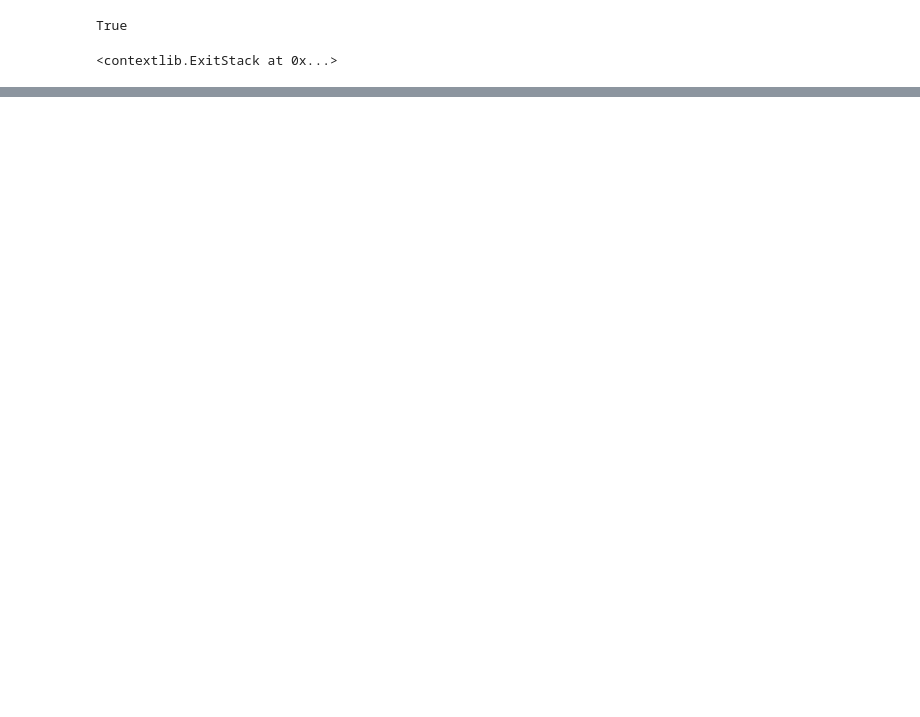
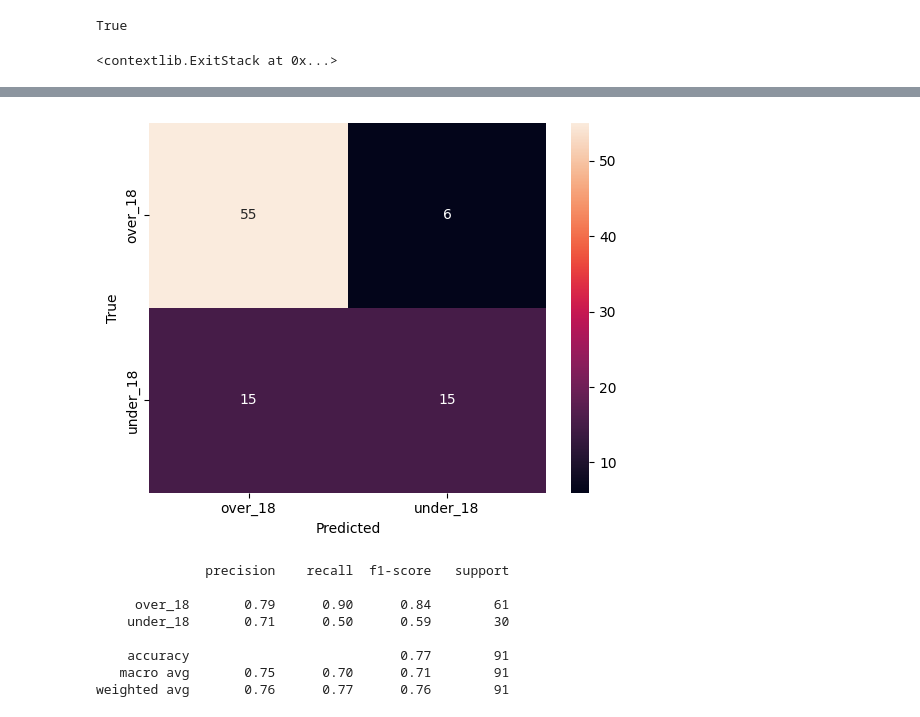
Before and after one commit to antaramol/dental-images, a Jupyter notebook: train.ipynb, the cells around one changed output, grey strips where cells are left out. Drawn from its saved outputs; the diff is of its cells as text; code cells hidden in the pictures; blank space fills up the shorter version.

```diff
--- a/train.ipynb
+++ b/train.ipynb
@@ -261,0 +280,35 @@ plt.show()
+# %%
+# show confusion matrix of best model
+
+model_ft.eval()
+preds = []
+true = []
+with torch.no_grad():
+    for inputs, labels in dataloaders['val']:
+        inputs = inputs.to(device)
+        labels = labels.to(device)
+        outputs = model_ft(inputs)
+        _, pred = torch.max(outputs, 1)
+        preds.extend(pred.cpu().numpy())
+        true.extend(labels.cpu().numpy())
+
+cm = confusion_matrix(true, preds)
+df_cm = pd.DataFrame(cm, index=class_names, columns=class_names)
+seaborn.heatmap(df_cm, annot=True)
+plt.xlabel('Predicted')
+plt.ylabel('True')
+plt.show()
+
+
+# show recall, precision and f1-score
+print(classification_report(true, preds, target_names=class_names))
+# %% [output]
+[figure, added]
+              precision    recall  f1-score   support
+
+     over_18       0.79      0.90      0.84        61
+    under_18       0.71      0.50      0.59        30
+
+    accuracy                           0.77        91
+   macro avg       0.75      0.70      0.71        91
+weighted avg       0.76      0.77      0.76        91
```
Also changed, not shown: parts of 14 cells of this notebook.
